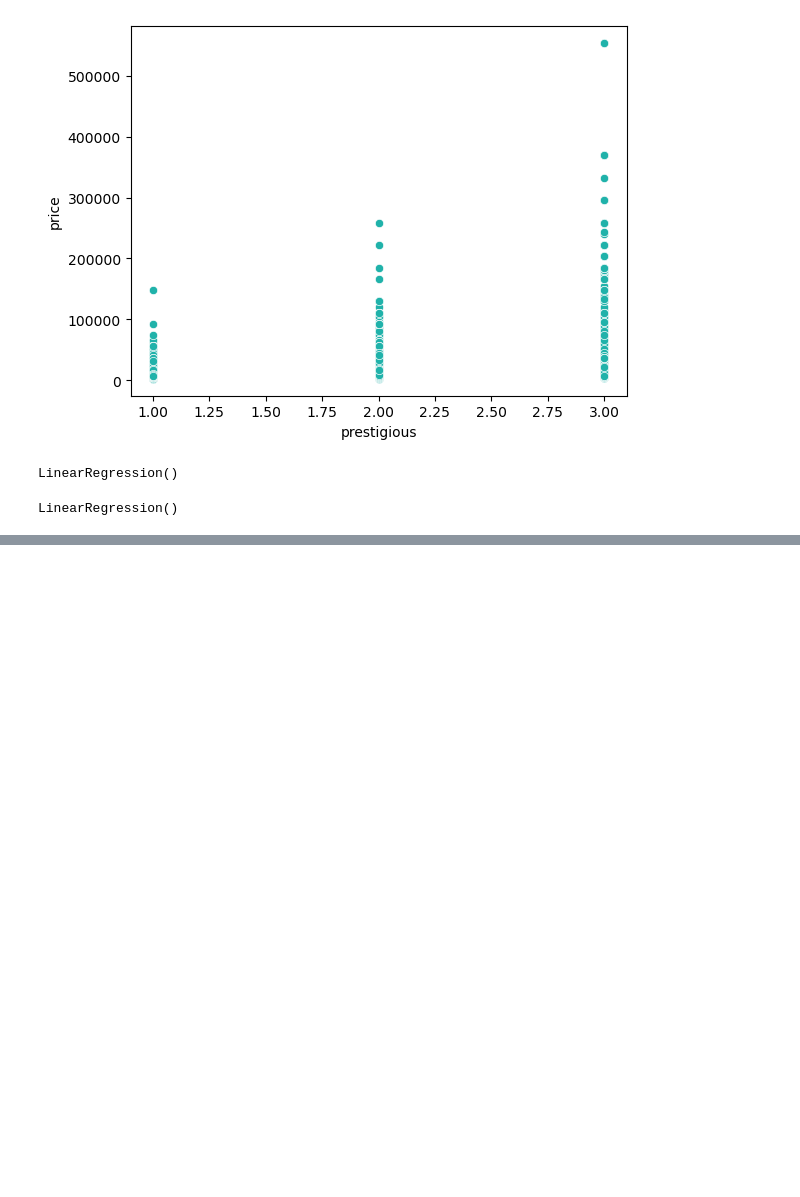
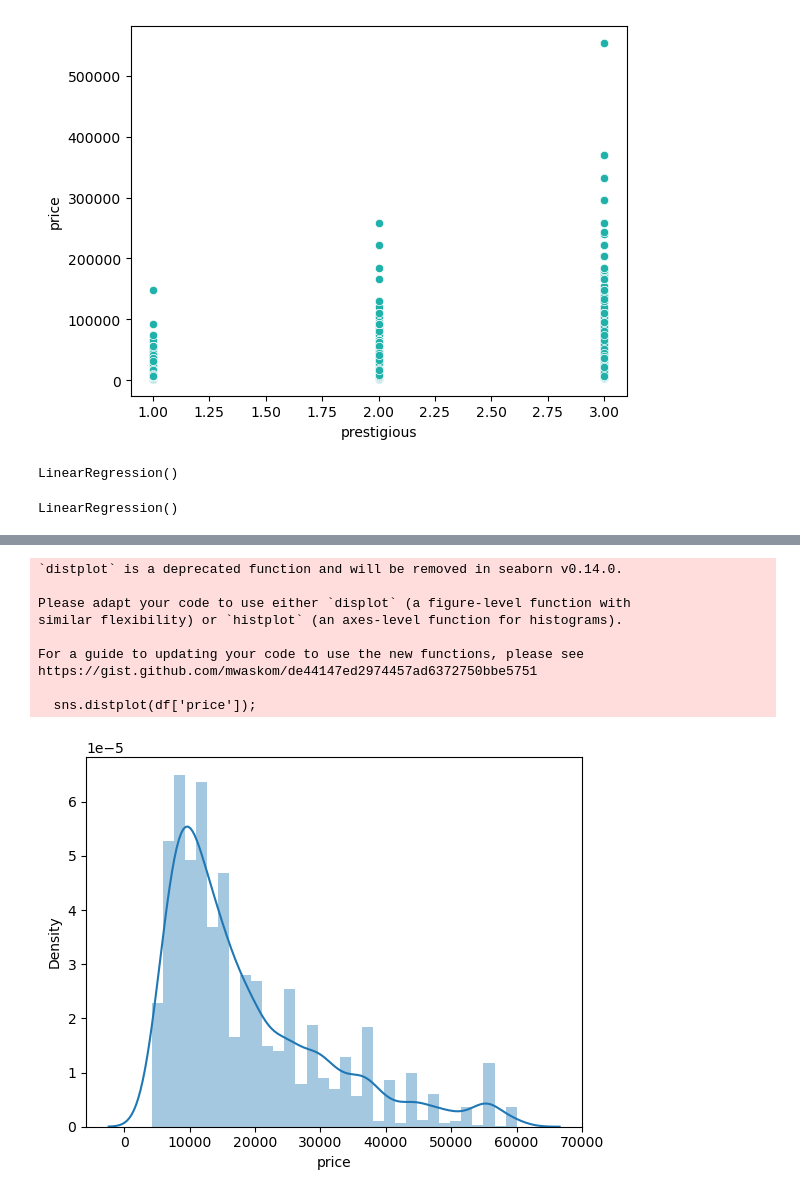
Before and after one commit to CyberCowboy404/DataScience-kyiv-flats, a Jupyter notebook: new_parsing_Kyiv.ipynb, the cells around one changed output, grey strips where cells are left out. Saved outputs shown, nothing was run; the diff lists cells and outputs as text; code cells hidden in the pictures; blank space fills up the shorter version.

```diff
--- a/new_parsing_Kyiv.ipynb
+++ b/new_parsing_Kyiv.ipynb
@@ -498,0 +588,10 @@ df.to_excel('new_parsing_Kyiv.xlsx', index=False)
+# %%
+# All categories with 5% or less flats in it should be deleted
+categories_to_delete = ['60000-80000', '80000-100000', '100000-120000', '<4000', '120000-160000',
+                       '200000-600000', '180000-200000', '160000-180000']
+rows_to_delete = df['price_category'].isin(categories_to_delete)
+
+# delete the selected rows from the DataFrame
+df = df.drop(df[rows_to_delete].index)
+
+print(df)
@@ -498,0 +619,14 @@ df.to_excel('new_parsing_Kyiv.xlsx', index=False)
+# %%
+#and now we get another distribution
+sns.distplot(df['price']);
+# %% [output]
+`distplot` is a deprecated function and will be removed in seaborn v0.14.0.
+
+Please adapt your code to use either `displot` (a figure-level function with
+similar flexibility) or `histplot` (an axes-level function for histograms).
+
+For a guide to updating your code to use the new functions, please see
+https://gist.github.com/mwaskom/de44147ed2974457ad6372750bbe5751
+
+  sns.distplot(df['price']);
+[figure, added]
```
Also changed, not shown: parts of 25 cells of this notebook.
